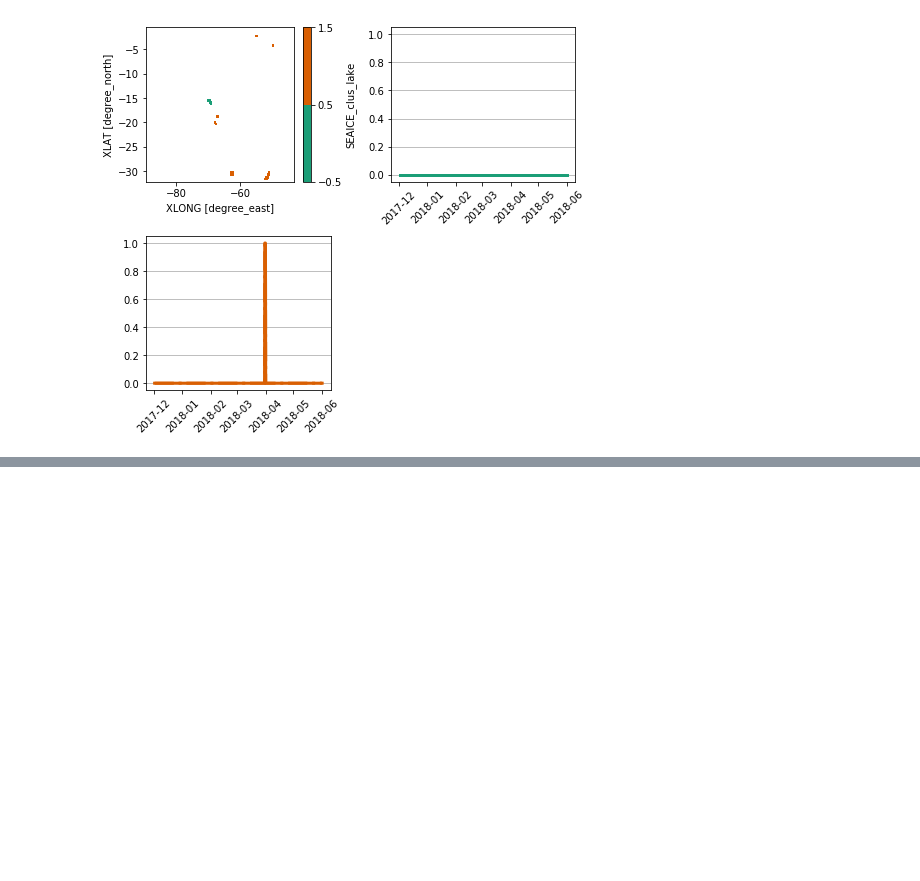
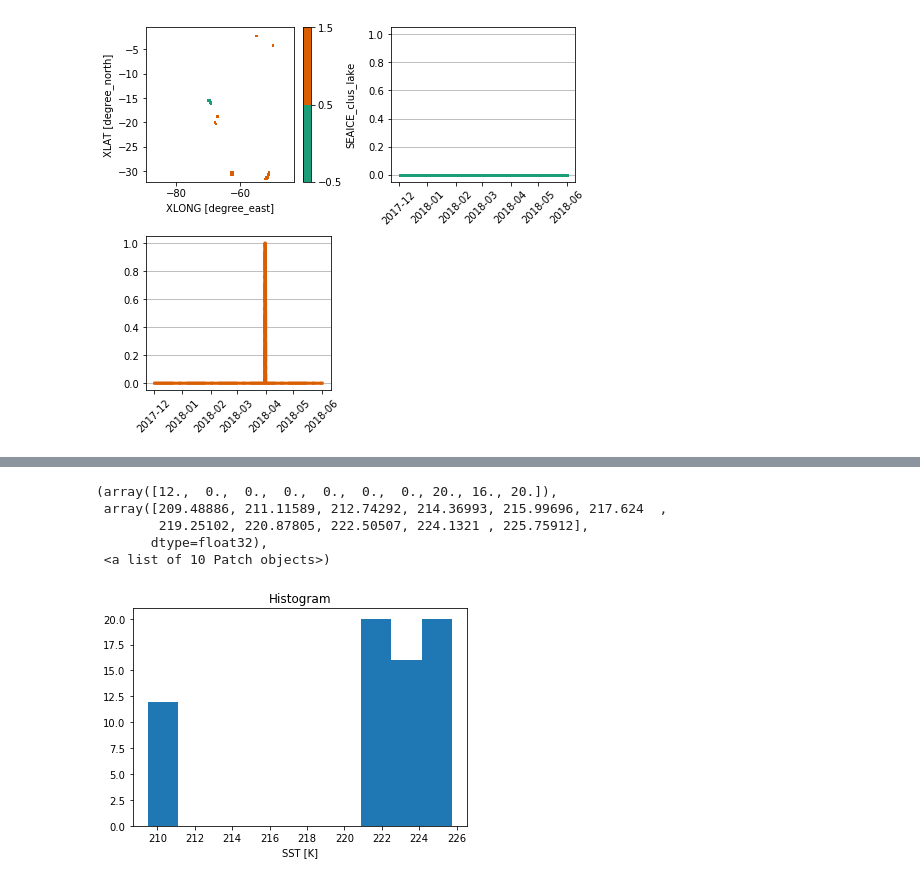
Before and after one commit to daliagachc/wrf_management, a Jupyter notebook: wrf_management/notebooks/big_run_input_check/check_lowinp.ipynb, the cells around one changed output, grey strips where cells are left out. Cells and saved outputs as stored; diff of their text form; code cells hidden in the pictures; blank space fills up the shorter version.

```diff
--- a/wrf_management/notebooks/big_run_input_check/check_lowinp.ipynb
+++ b/wrf_management/notebooks/big_run_input_check/check_lowinp.ipynb
@@ -82,0 +131,9 @@ plot_clus_sig(x1,p,p_c,nc,cols=2)
+# %%
+xa.SST.where(xa.SEAICE==1).plot()
+# %% [output]
+(array([12.,  0.,  0.,  0.,  0.,  0.,  0., 20., 16., 20.]),
+ array([209.48886, 211.11589, 212.74292, 214.36993, 215.99696, 217.624  ,
+        219.25102, 220.87805, 222.50507, 224.1321 , 225.75912],
+       dtype=float32),
+ <a list of 10 Patch objects>)
+[figure, added]
```
Also changed, not shown: parts of 20 cells of this notebook, 14 other files.
